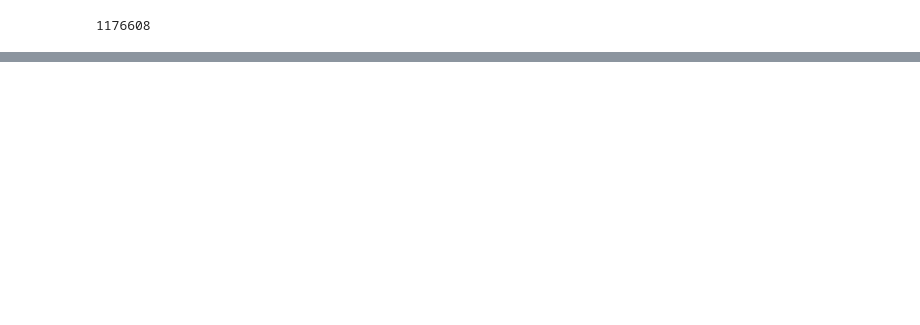
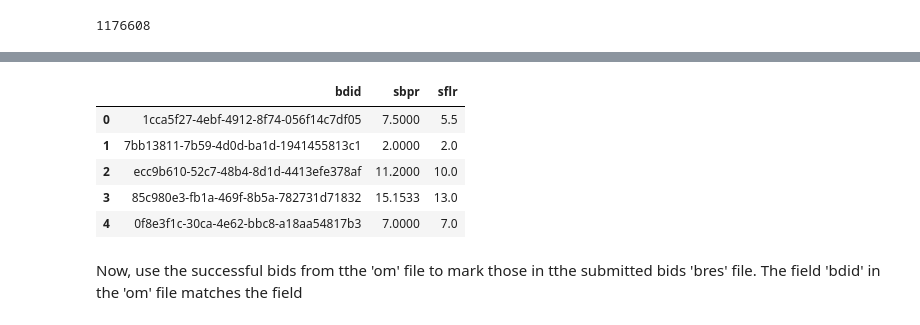
Before and after one commit to ltevlin/Origin, a Jupyter notebook: Presentation_15.ipynb, the cells around one changed output, grey strips where cells are left out. Drawn from its saved outputs; the diff is of its cells as text; code cells hidden in the pictures; blank space fills up the shorter version.

```diff
--- a/Presentation_15.ipynb
+++ b/Presentation_15.ipynb
@@ -151,0 +178,24 @@ df_extr0409_15_plus.to_pickle("bres_0409_15_clean")
+# %%
+om_raw.drop(['level', 'time', 'message'], axis=1, inplace=True)
+# %%
+def clean_om(row):
+    d = {}
+    for k,v in row.fields.items():
+        if k == 'bdid':
+            d[k] = v[0]
+        if k == 'sflr':
+            d[k] = float(v[0])
+        if k == 'sbpr':
+            d[k] = float(v[0])
+    return d
+# %%
+om_clean_0409 = om_raw.apply(clean_om, axis=1, result_type='expand')
+# %%
+om_clean_0409.head()
+# %% [output]
+|  | bdid | sbpr | sflr |
+| 0 | 1cca5f27-4ebf-4912-8f74-056f14c7df05 | 7.5000 | 5.5 |
+| 1 | 7bb13811-7b59-4d0d-ba1d-1941455813c1 | 2.0000 | 2.0 |
+| 2 | ecc9b610-52c7-48b4-8d1d-4413efe378af | 11.2000 | 10.0 |
+| 3 | 85c980e3-fb1a-469f-8b5a-782731d71832 | 15.1533 | 13.0 |
+| 4 | 0f8e3f1c-30ca-4e62-bbc8-a18aa54817b3 | 7.0000 | 7.0 |
@@ -151,0 +206,3 @@ df_extr0409_15_plus.to_pickle("bres_0409_15_clean")
+# %% [markdown]
+Now, use the successful bids from tthe 'om' file to mark those in tthe submitted bids 'bres' file.
+The field 'bdid' in the 'om' file matches the field
```
Also changed, not shown: parts of 20 cells of this notebook.
